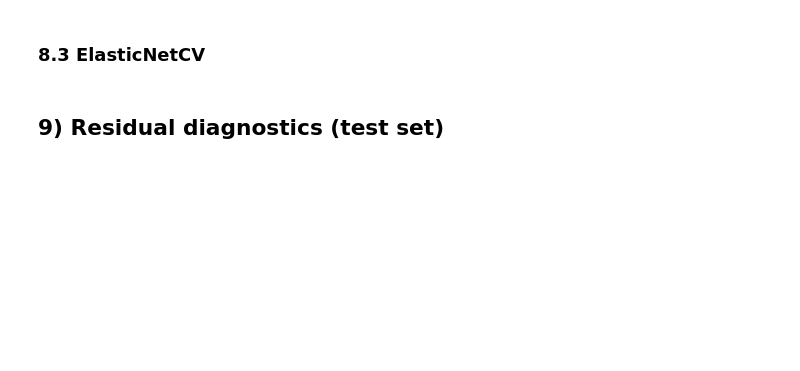
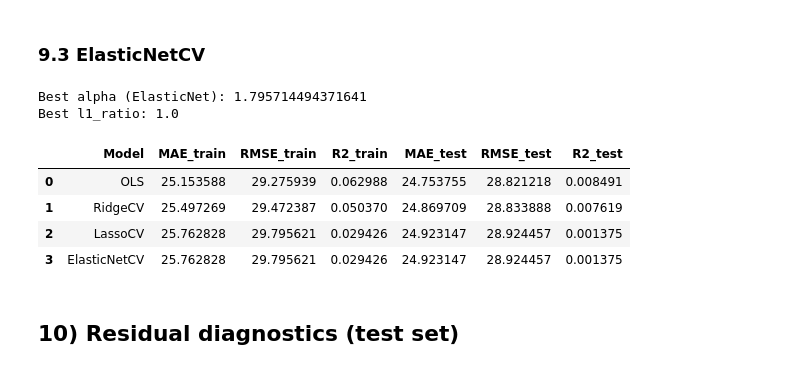
Before and after one commit to auwineza/ModC---Week2-HW, a Jupyter notebook: OMDS-ModC-Week2.ipynb, the cells around one changed output. Cells and saved outputs as stored; diff of their text form; code cells hidden in the pictures; blank space fills up the shorter version.

```diff
--- a/OMDS-ModC-Week2.ipynb
+++ b/OMDS-ModC-Week2.ipynb
@@ -17,7 +17,7 @@ It includes cross‑validated metrics, residual diagnostics, and coefficient ins
 # %%
 # Paths & settings
-DATA_PATH = "/mnt/data/Chronic_Kidney_Dsease_data.csv"
-TARGET = "GFR"           # continuous target for regression
+DATA_PATH = "Chronic_Kidney_Dsease_data.csv"
+TARGET = "GFR"
 TEST_SIZE = 0.2
 CV_FOLDS = 5
 RANDOM_STATE = 42
@@ -168,4 +226,8 @@ alphas = np.logspace(-3, 3, 60)
 # %%
+from sklearn.pipeline import Pipeline
+from sklearn.linear_model import RidgeCV
+import pandas as pd
+
 ridge = Pipeline(steps=[
     ("preprocess", preprocess),
     ("model", RidgeCV(alphas=alphas, cv=CV_FOLDS, scoring="neg_mean_squared_error"))
@@ -173,7 +235,9 @@ ridge = Pipeline(steps=[
 ridge.fit(X_train, y_train)
 print("Best alpha (Ridge):", ridge.named_steps["model"].alpha_)
 
-pred_tr = ridge.predict(X_train); pred_te = ridge.predict(X_test)
+pred_tr = ridge.predict(X_train)
+pred_te = ridge.predict(X_test)
+
 ridge_results = dict(
     Model="RidgeCV",
     MAE_train=evaluate_predictions(y_train, pred_tr, LOG_TARGET)[0],
@@ -183,4 +247,5 @@ ridge_results = dict(
     RMSE_test=evaluate_predictions(y_test, pred_te, LOG_TARGET)[1],
     R2_test=evaluate_predictions(y_test, pred_te, LOG_TARGET)[2],
 )
+
 pd.DataFrame([ols_results, ridge_results])
@@ -189,4 +259,6 @@ pd.DataFrame([ols_results, ridge_results])
 # %%
+from sklearn.linear_model import LassoCV
+
 lasso = Pipeline(steps=[
     ("preprocess", preprocess),
     ("model", LassoCV(alphas=alphas, cv=CV_FOLDS, random_state=RANDOM_STATE, max_iter=20000))
@@ -194,7 +266,9 @@ lasso = Pipeline(steps=[
 lasso.fit(X_train, y_train)
 print("Best alpha (Lasso):", lasso.named_steps["model"].alpha_)
 
-pred_tr = lasso.predict(X_train); pred_te = lasso.predict(X_test)
+pred_tr = lasso.predict(X_train)
+pred_te = lasso.predict(X_test)
+
 lasso_results = dict(
     Model="LassoCV",
     MAE_train=evaluate_predictions(y_train, pred_tr, LOG_TARGET)[0],
@@ -204,4 +278,5 @@ lasso_results = dict(
     RMSE_test=evaluate_predictions(y_test, pred_te, LOG_TARGET)[1],
     R2_test=evaluate_predictions(y_test, pred_te, LOG_TARGET)[2],
 )
+
 pd.DataFrame([ols_results, ridge_results, lasso_results])
@@ -208,29 +289,47 @@ pd.DataFrame([ols_results, ridge_results, lasso_results])
 # %% [markdown]
-### 8.3 ElasticNetCV
+### 9.3 ElasticNetCV
 # %%
+from sklearn.linear_model import ElasticNetCV
+
 elastic = Pipeline(steps=[
     ("preprocess", preprocess),
-    ("model", ElasticNetCV(alphas=alphas, l1_ratio=[.2,.4,.6,.8,.9,.95,.99,1.0],
-                           cv=CV_FOLDS, random_state=RANDOM_STATE, max_iter=20000))
+    ("model", ElasticNetCV(
+        alphas=alphas,
+        l1_ratio=[.2, .4, .6, .8, .9, .95, .99, 1.0],
+        cv=CV_FOLDS,
+        random_state=RANDOM_STATE,
+        max_iter=20000
+    ))
 ])
 elastic.fit(X_train, y_train)
 print("Best alpha (ElasticNet):", elastic.named_steps["model"].alpha_)
 print("Best l1_ratio:", elastic.named_steps["model"].l1_ratio_)
 
-pred_tr = elastic.predict(X_train); pred_te = elastic.predict(X_test)
+pred_tr = elastic.predict(X_train)
+pred_te = elastic.predict(X_test)
+
 elastic_results = dict(
     Model="ElasticNetCV",
     MAE_train=evaluate_predictions(y_train, pred_tr, LOG_TARGET)[0],
     RMSE_train=evaluate_predictions(y_train, pred_tr, LOG_TARGET)[1],
     R2_train=evaluate_predictions(y_train, pred_tr, LOG_TARGET)[2],
     MAE_test=evaluate_predictions(y_test, pred_te, LOG_TARGET)[0],
     RMSE_test=evaluate_predictions(y_test, pred_te, LOG_TARGET)[1],
     R2_test=evaluate_predictions(y_test, pred_te, LOG_TARGET)[2],
 )
+
 results = pd.DataFrame([ols_results, ridge_results, lasso_results, elastic_results])
 results
+# %% [output]
+Best alpha (ElasticNet): 1.795714494371641
+Best l1_ratio: 1.0
+|  | Model | MAE_train | RMSE_train | R2_train | MAE_test | RMSE_test | R2_test |
+| 0 | OLS | 25.153588 | 29.275939 | 0.062988 | 24.753755 | 28.821218 | 0.008491 |
+| 1 | RidgeCV | 25.497269 | 29.472387 | 0.050370 | 24.869709 | 28.833888 | 0.007619 |
+| 2 | LassoCV | 25.762828 | 29.795621 | 0.029426 | 24.923147 | 28.924457 | 0.001375 |
+| 3 | ElasticNetCV | 25.762828 | 29.795621 | 0.029426 | 24.923147 | 28.924457 | 0.001375 |
 # %% [markdown]
-## 9) Residual diagnostics (test set)
+## 10) Residual diagnostics (test set)
 # %%
 for name, pipe in [("OLS", ols), ("Ridge", ridge), ("Lasso", lasso), ("ElasticNet", elastic)]:
     preds = pipe.predict(X_test)
```
Also changed, not shown: parts of 24 cells of this notebook, 2 other files.
